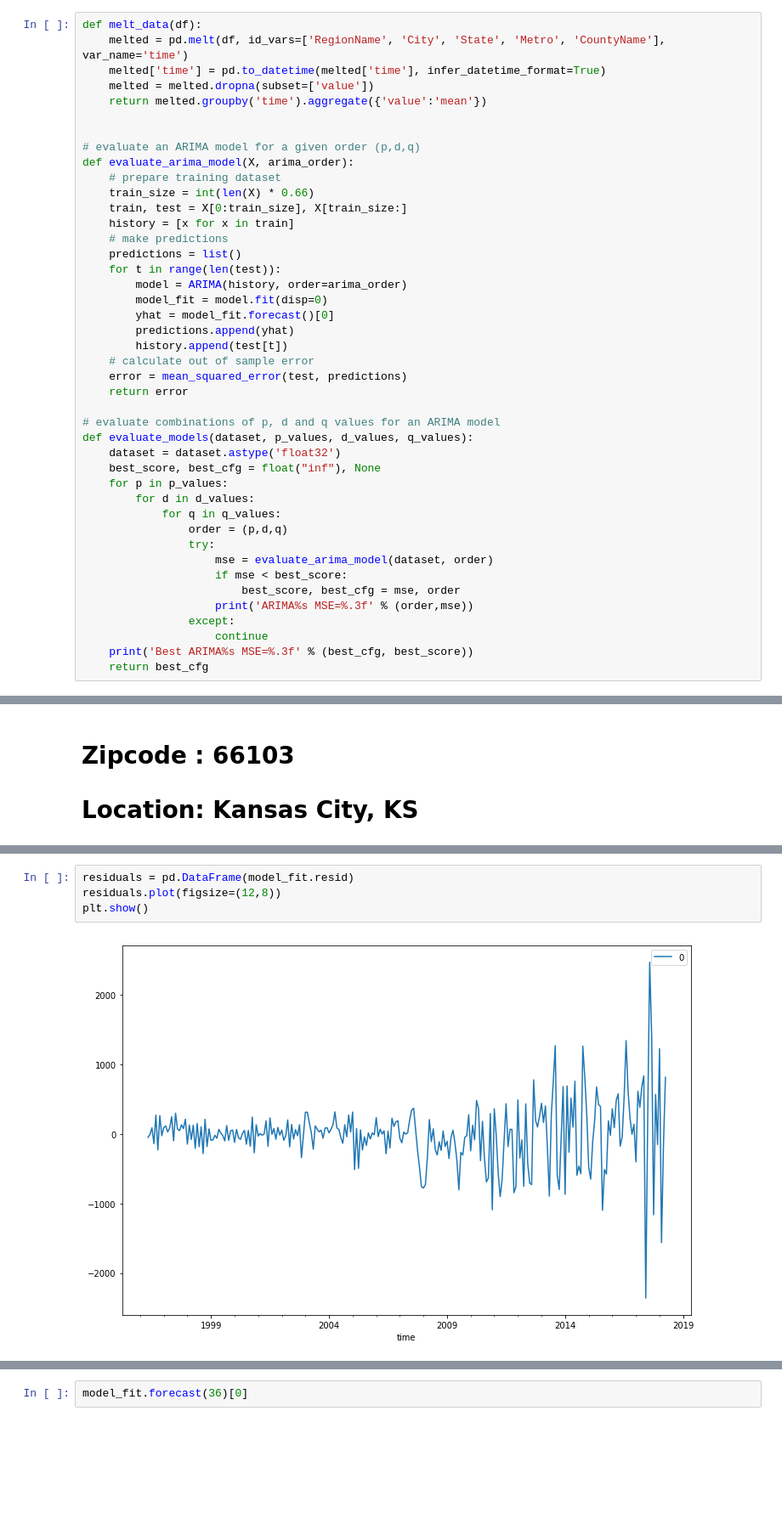
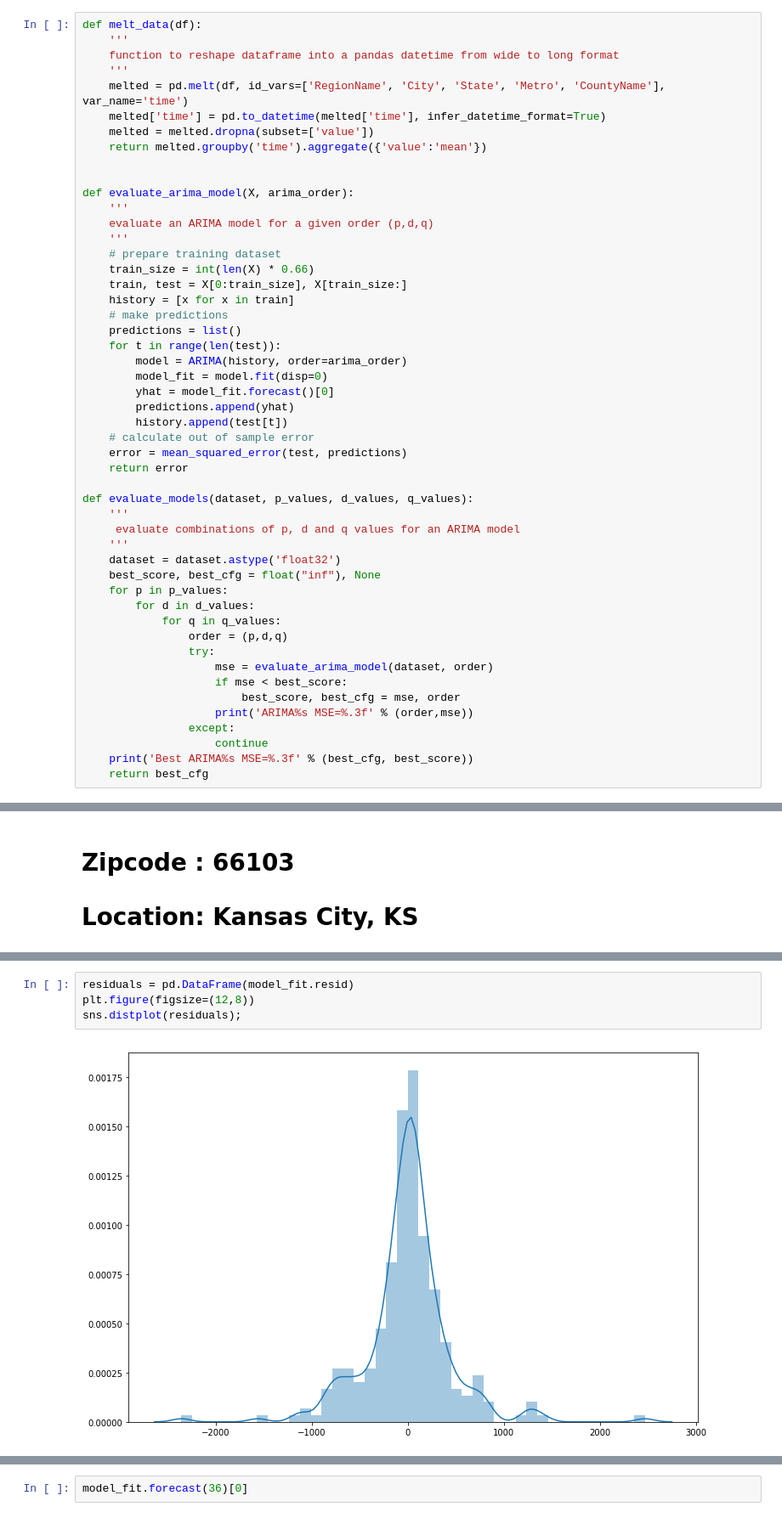
Before and after one commit to illumi91/dsc-mod-4-project-online-ds-pt-051319, a Jupyter notebook: mod_4_starter_notebook.ipynb, the cells around one changed output, grey strips where cells are left out. Shown at 85% size. Cells and saved outputs as stored; diff of their text form; blank space fills up the shorter version.

```diff
--- a/mod_4_starter_notebook.ipynb
+++ b/mod_4_starter_notebook.ipynb
@@ -150,14 +113,19 @@ df[df['City'] == 'Kansas City'].shape
 (37, 270)
 # %%
 def melt_data(df):
+    '''
+    function to reshape dataframe into a pandas datetime from wide to long format
+    '''
     melted = pd.melt(df, id_vars=['RegionName', 'City', 'State', 'Metro', 'CountyName'], var_name='time')
     melted['time'] = pd.to_datetime(melted['time'], infer_datetime_format=True)
     melted = melted.dropna(subset=['value'])
     return melted.groupby('time').aggregate({'value':'mean'})
 
 
-# evaluate an ARIMA model for a given order (p,d,q)
 def evaluate_arima_model(X, arima_order):
+    '''
+    evaluate an ARIMA model for a given order (p,d,q)
+    '''
     # prepare training dataset
     train_size = int(len(X) * 0.66)
     train, test = X[0:train_size], X[train_size:]
@@ -174,8 +142,10 @@ def evaluate_arima_model(X, arima_order):
     error = mean_squared_error(test, predictions)
     return error
 
-# evaluate combinations of p, d and q values for an ARIMA model
 def evaluate_models(dataset, p_values, d_values, q_values):
+    '''
+     evaluate combinations of p, d and q values for an ARIMA model
+    '''
     dataset = dataset.astype('float32')
     best_score, best_cfg = float("inf"), None
     for p in p_values:
@@ -831,6 +760,6 @@ MA.1           -1.5389           +0.0000j            1.5389            0.5000
 # %%
 residuals = pd.DataFrame(model_fit.resid)
-residuals.plot(figsize=(12,8))
-plt.show()
+plt.figure(figsize=(12,8))
+sns.distplot(residuals);
 # %% [output]
-[figure, old version]
+[figure, new version]
```
Also changed, not shown: parts of 86 cells of this notebook, 10 other files.
